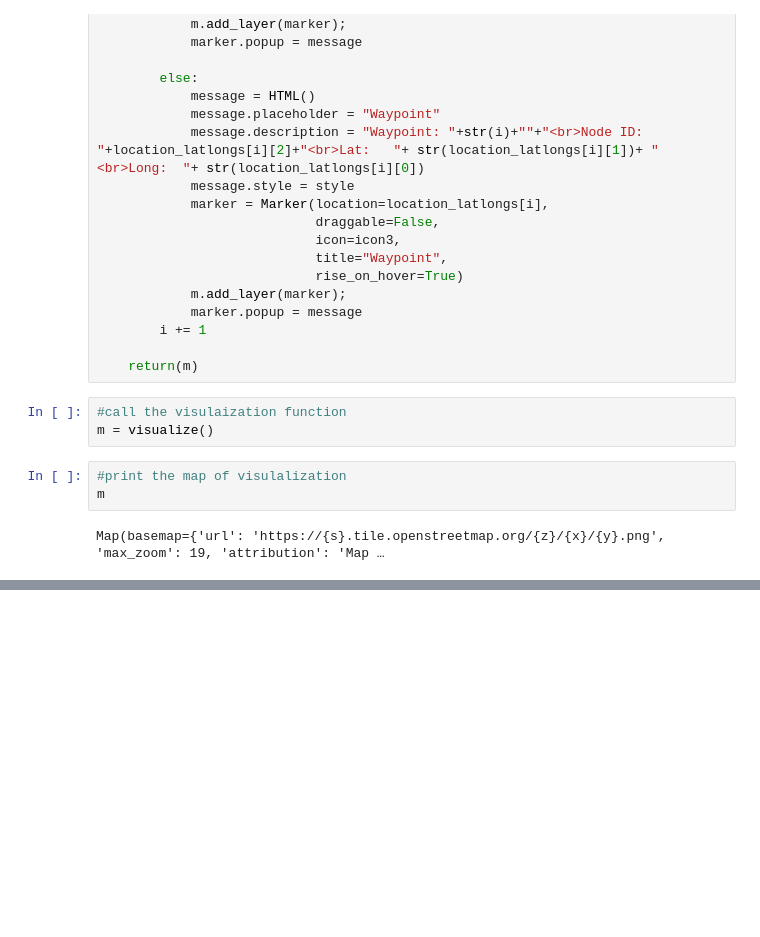
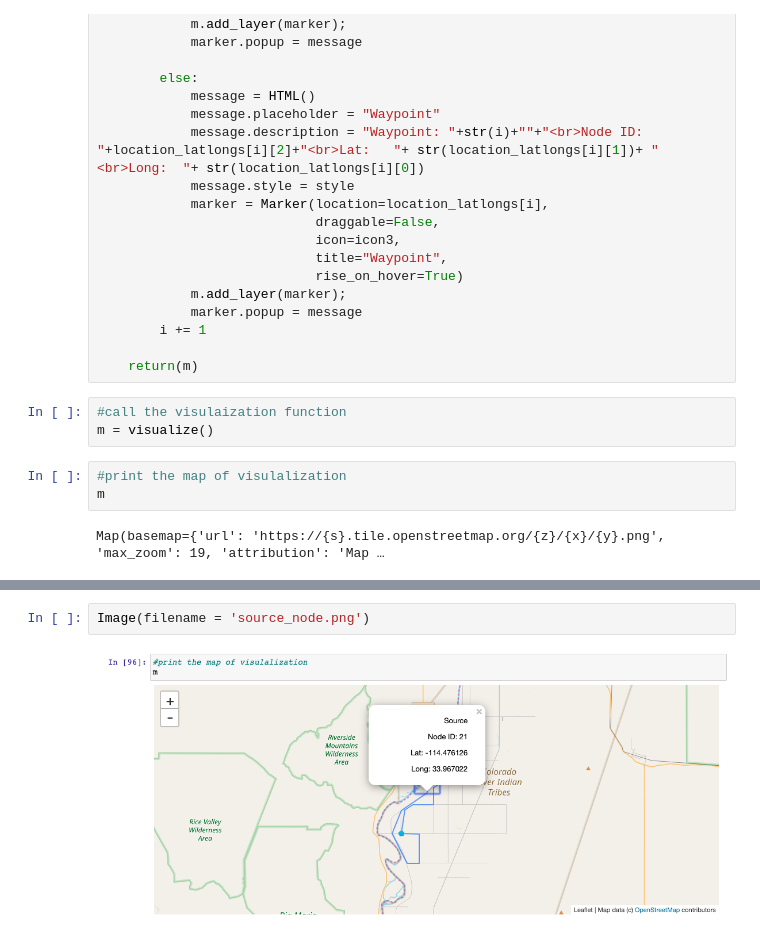
Before and after one commit to pujacj/ADM-HW5, a Jupyter notebook: Functionality-3.ipynb, the cells around one changed output, grey strips where cells are left out. Saved outputs shown, nothing was run; the diff lists cells and outputs as text; blank space fills up the shorter version.

```diff
--- a/Functionality-3.ipynb
+++ b/Functionality-3.ipynb
@@ -413,0 +421,4 @@ Map(basemap={'url': 'https://{s}.tile.openstreetmap.org/{z}/{x}/{y}.png', 'max_z
+# %%
+Image(filename = 'source_node.png')
+# %% [output]
+[figure, added]
```
Also changed, not shown: parts of 6 cells of this notebook.
